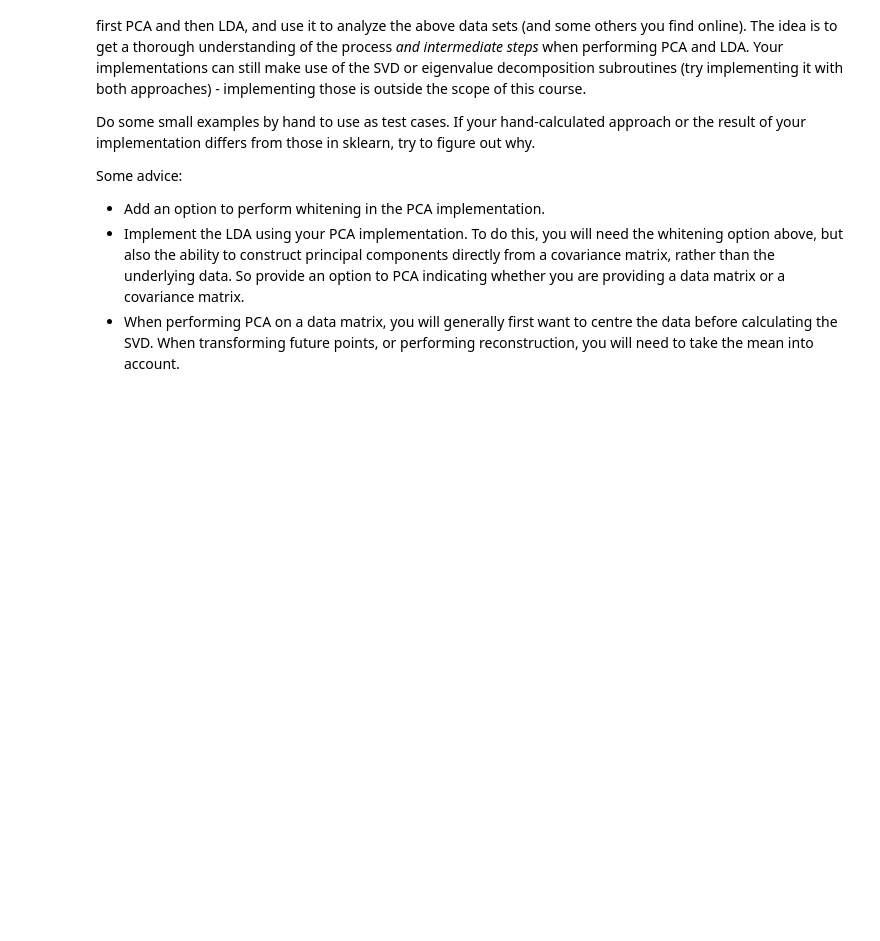
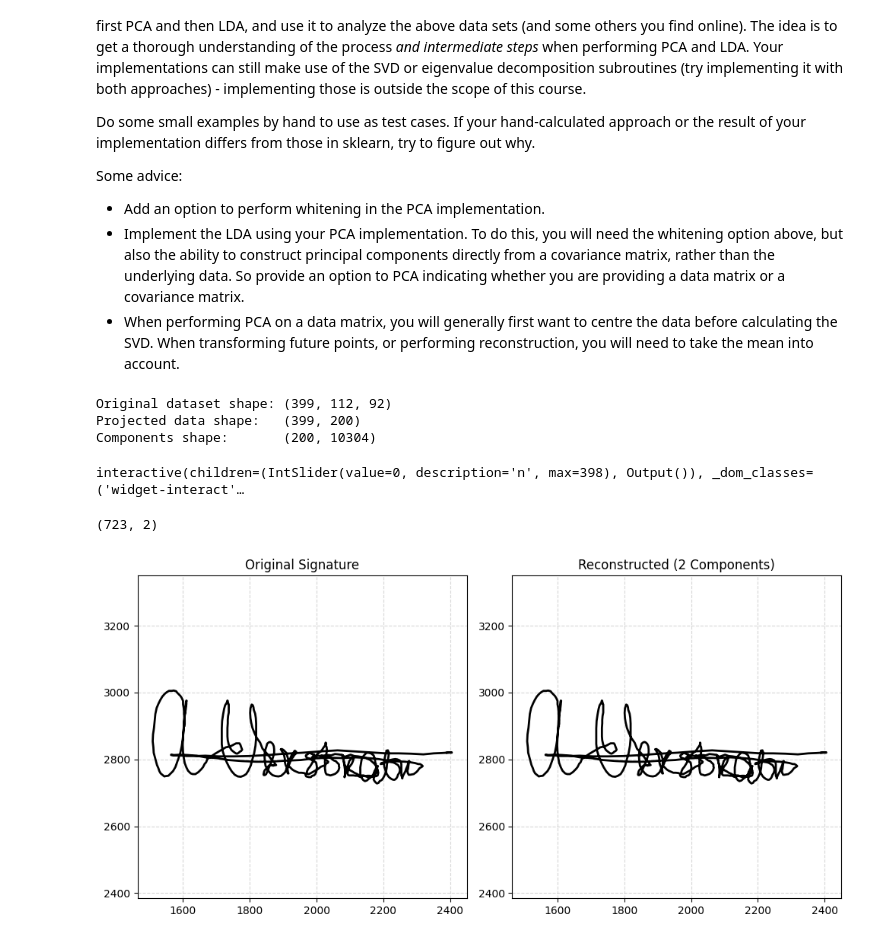
Before and after one commit to mudgician/cs315, a Jupyter notebook: assign1/src/assign1.ipynb, the cells around one changed output. Saved outputs shown, nothing was run; the diff lists cells and outputs as text; code cells hidden in the pictures; blank space fills up the shorter version.

```diff
--- a/assign1/src/assign1.ipynb
+++ b/assign1/src/assign1.ipynb
@@ -446,0 +532,8 @@ Some advice:
+# %%
+print(f"Original dataset shape: {ic.shape}")
+print(f"Projected data shape:   {ic_proj.shape}")
+print(f"Components shape:       {pc.shape}")
+# %% [output]
+Original dataset shape: (399, 112, 92)
+Projected data shape:   (399, 200)
+Components shape:       (200, 10304)
@@ -446,0 +546,45 @@ Some advice:
+# %%
+def view_image(n=0):
+    plt.imshow(ic_recon[n],cmap='gray', interpolation='nearest')
+    plt.show()
+
+w = interact(view_image, n=(0, len(ic)-1))
+# %% [output]
+interactive(children=(IntSlider(value=0, description='n', max=398), Output()), _dom_classes=('widget-interact'…
+# %%
+### Signature Example ###
+sign_full = np.loadtxt('../data/sign/sign3/sigtrain3_1.txt',comments = '%')  # Read Signature
+sign_data = sign_full[:, :2]
+print(np.shape(sign_data))
+pcaSign = PCA(n_components=2,whiten=True)
+pcaSign.fit(sign_data)
+pr_sign = pcaSign.transform(sign_data)
+back_pr_sign = pcaSign.inverse_transform(pr_sign)
+# %% [output]
+(723, 2)
+# %%
+pcaSign = PCA(n_components=2)
+pr_sign = pcaSign.fit_transform(sign_data)
+back_pr_sign = pcaSign.inverse_transform(pr_sign)
+# %%
+n_comps = 2
+plt.figure(figsize=(10, 5))
+
+# Original Signature Plot
+plt.subplot(1, 2, 1)
+plt.plot(sign_data[:, 0], sign_data[:, 1], color='black', linewidth=2)
+plt.axis('equal')
+plt.title('Original Signature')
+plt.grid(True, linestyle='--', alpha=0.5)
+
+# Reconstructed Signature Plot
+plt.subplot(1, 2, 2)
+plt.plot(back_pr_sign[:, 0], back_pr_sign[:, 1], color='black', linewidth=2)
+plt.axis('equal')
+plt.title(f'Reconstructed ({n_comps} Components)')
+plt.grid(True, linestyle='--', alpha=0.5)
+
+plt.tight_layout()
+plt.show()
+# %% [output]
+[figure, added]
```
Also changed, not shown: parts of 17 cells of this notebook, 1 other file.
